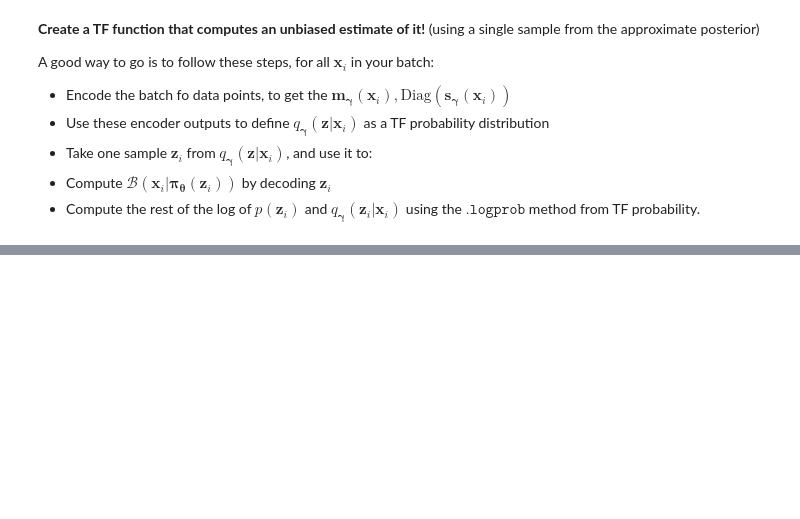
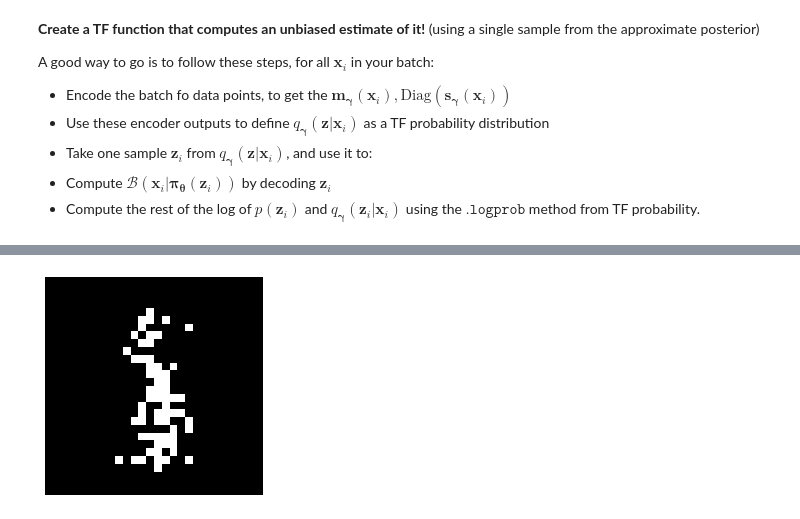
Before and after one commit to qlero/UCA_MSc-DS2, a Jupyter notebook: advanced_DL/practica/practicum_89_AE_VAE.ipynb, the cells around one changed output, grey strips where cells are left out. Cells and saved outputs as stored; diff of their text form; code cells hidden in the pictures; blank space fills up the shorter version.

```diff
--- a/advanced_DL/practica/practicum_89_AE_VAE.ipynb
+++ b/advanced_DL/practica/practicum_89_AE_VAE.ipynb
@@ -286,0 +373,6 @@ for epoch in range(1,EPOCHS+1):
+# %%
+plt.imshow(vae_sample(1).numpy().reshape((28,28)), cmap='gray')
+plt.axis('off')
+plt.show()
+# %% [output]
+[figure, added]
```
Also changed, not shown: parts of 17 cells of this notebook, 8 other files.
